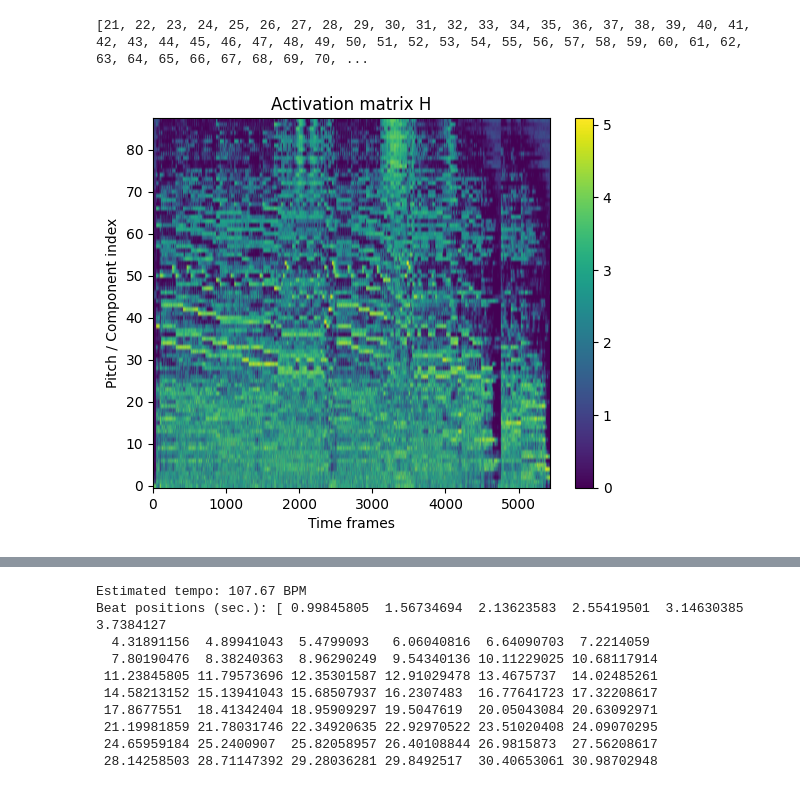
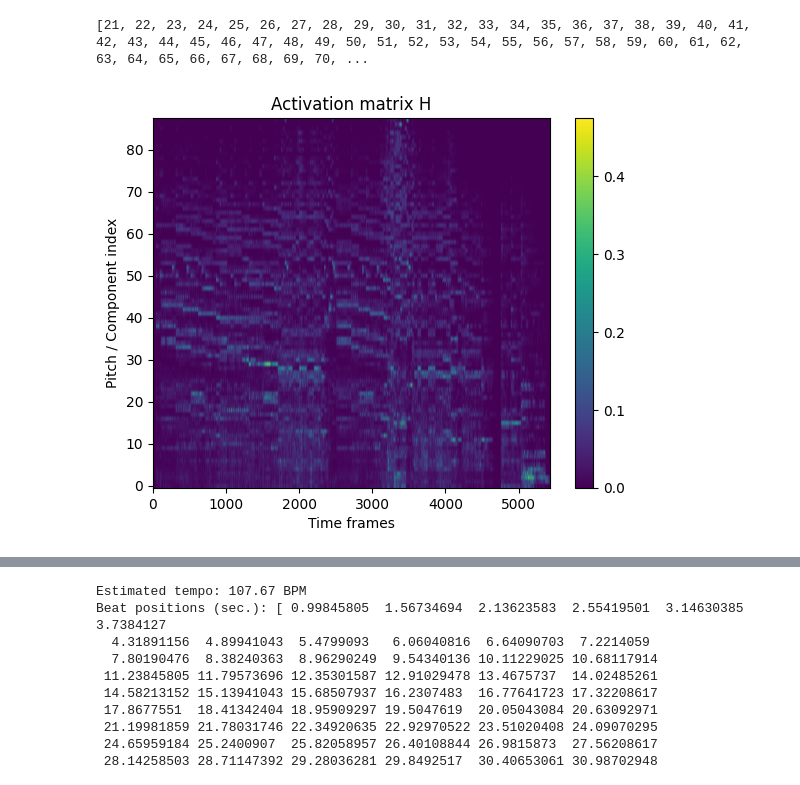
Before and after one commit to bierml/NMFforAMT, a Jupyter notebook: upgrade/Music_Transcribing[NMF].ipynb, the cells around one changed output, grey strips where cells are left out. Cells and saved outputs as stored; diff of their text form; code cells hidden in the pictures.

Commit message:
Gamma should be equal to 1
+need to fix first row bug (too many 1 values for A0)

```diff
--- a/upgrade/Music_Transcribing[NMF].ipynb
+++ b/upgrade/Music_Transcribing[NMF].ipynb
@@ -19,7 +19,7 @@ from scipy.io import wavfile
 import numpy as np
 import librosa
 import nimfa
-gamma = 100
+gamma = 1
 f_s, x = wavfile.read("/content/FChopinPreludeOp28n4.wav")
 print(f_s)        # sample rate
 print(x.dtype)   # int16, int32, etc.
@@ -150,20 +150,20 @@ print(pitches)
 # %%
 #print(W_est.shape)
 #print(H_est[:,100])
 import matplotlib.pyplot as plt
 #H_est_visualisation = np.log(1+10*H_est)
 from scipy.signal import butter, filtfilt
 
 b, a = butter(2, 0.1)   # low-pass along time
 #H_est_visualisation = filtfilt(b, a, H_est, axis=1)
-H_est_visualisation = np.log(1+100*H_est[1::2,:])
+#H_est_visualisation = np.log(1+10*H_est[1::2,:])
 #H_est_visualisation = filtfilt(b, a, H_est_visualisation, axis=1)
 plt.figure()
-plt.imshow(H_est_visualisation, aspect='auto', origin='lower')
+plt.imshow(H_est[1::2], aspect='auto', origin='lower')
 plt.colorbar()
 plt.title("Activation matrix H")
 plt.xlabel("Time frames")
 plt.ylabel("Pitch / Component index")
 plt.show()
 # %% [output]
-[figure, old version]
+[figure, new version]
```
Also changed, not shown: parts of 3 cells of this notebook, 1 other file.
